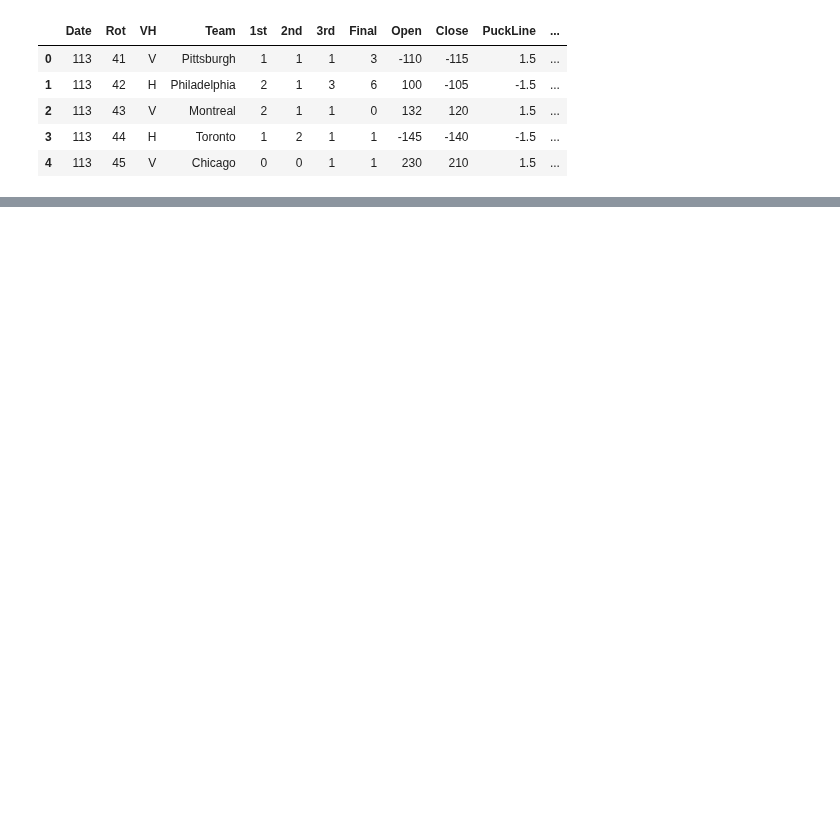
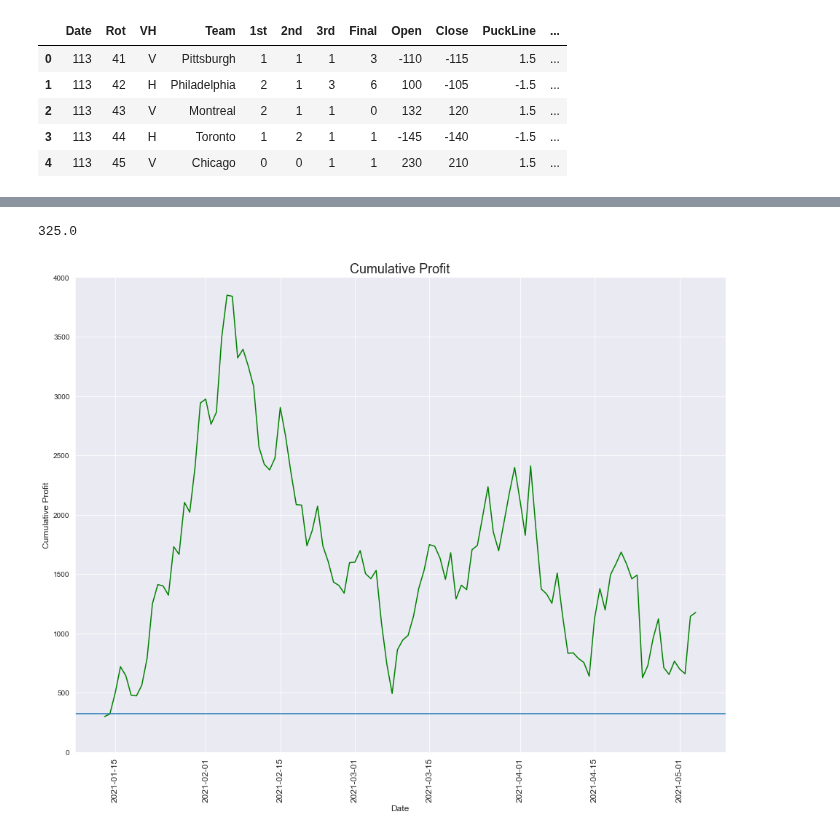
Before and after one commit to gschwaeb/NHL_Game_Prediction, a Jupyter notebook: Comparison Against Book Lines.ipynb, the cells around one changed output, grey strips where cells are left out. Saved outputs shown, nothing was run; the diff lists cells and outputs as text; code cells hidden in the pictures; blank space fills up the shorter version.

```diff
--- a/Comparison Against Book Lines.ipynb
+++ b/Comparison Against Book Lines.ipynb
@@ -86,0 +121,3 @@ odds.head(6)
+# %%
+df['Favorites'] = np.where(df['home_Implied_odds'] >df['away_Implied_odds'], 'Home', 'Away' )
+df['Bet_For']
@@ -86,0 +181,16 @@ odds.head(6)
+# %%
+conditions = [((df['Bet'] == 'Home') & (df['home_Close']>0)),
+              ((df['Bet'] == 'Home') & (df['home_Close']<0)),
+              ((df['Bet'] == 'Away') &  (df['away_Close']>0)),
+              ((df['Bet'] == 'Away') &  (df['away_Close']<0)),
+              df['Bet'] == 'No Bet'
+                 ]
+
+
+choices = [(100/df['home_Close'])*100,
+           df['home_Close']*-1,
+             (100/df['away_Close'])*100,
+          df['away_Close']*-1,
+          0]
+
+df['Cost_Strat2'] = np.select(conditions, choices)
@@ -86,0 +215,2 @@ odds.head(6)
+# %%
+df['Profit_Strat2_cumsum'] = df['Profit_Strat2'].cumsum()
@@ -86,0 +226,27 @@ odds.head(6)
+# %%
+#initial bankroll
+df[df['date'] == '2021-01-13']['Cost_Strat2'].sum()
+# %% [output]
+325.0
+# %%
+strat2 = pd.DataFrame(df.groupby('date').sum()['Profit_Strat2'])
+
+strat2['Cumulative Profit'] = strat2['Profit_Strat2'].cumsum()
+
+strat2.reset_index(inplace = True)
+
+strat2['date'] = pd.to_datetime(strat2['date'])
+# %%
+fig, ax = plt.subplots(figsize = (16,12))
+
+ax = sns.lineplot(x = strat2['date'], y = strat2['Cumulative Profit'], color = 'green')
+ax.set_title('Cumulative Profit', fontsize = 18)
+ax.set_ylabel('Cumulative Profit', fontsize =12, )
+ax.set_xlabel('Date', fontsize =12)
+plt.xticks(rotation='vertical', fontsize = 12)
+ax.axhline(325)
+ax.set_ylim(0,4000)
+
+plt.show()
+# %% [output]
+[figure, added]
```
Also changed, not shown: parts of 20 cells of this notebook, 3 other files.
